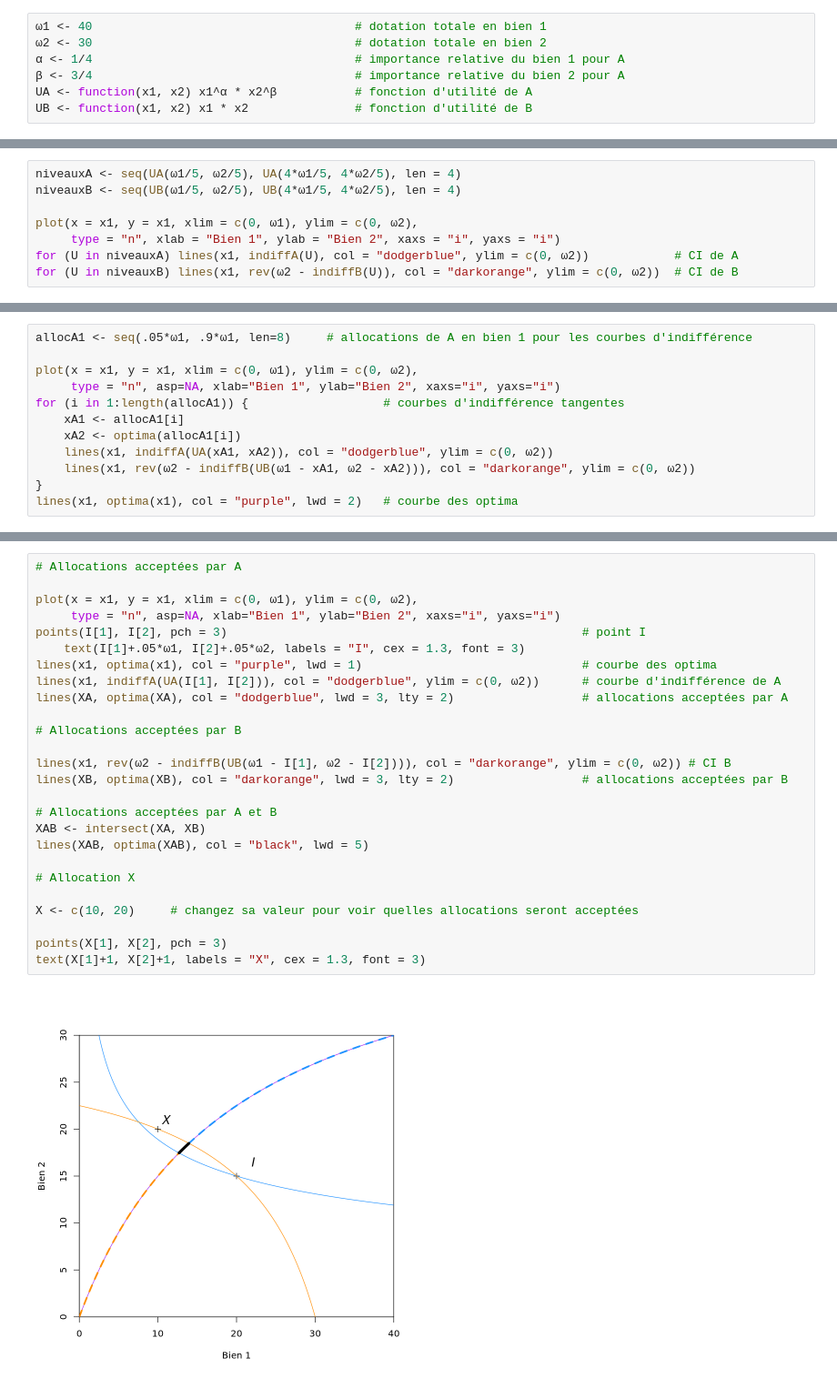
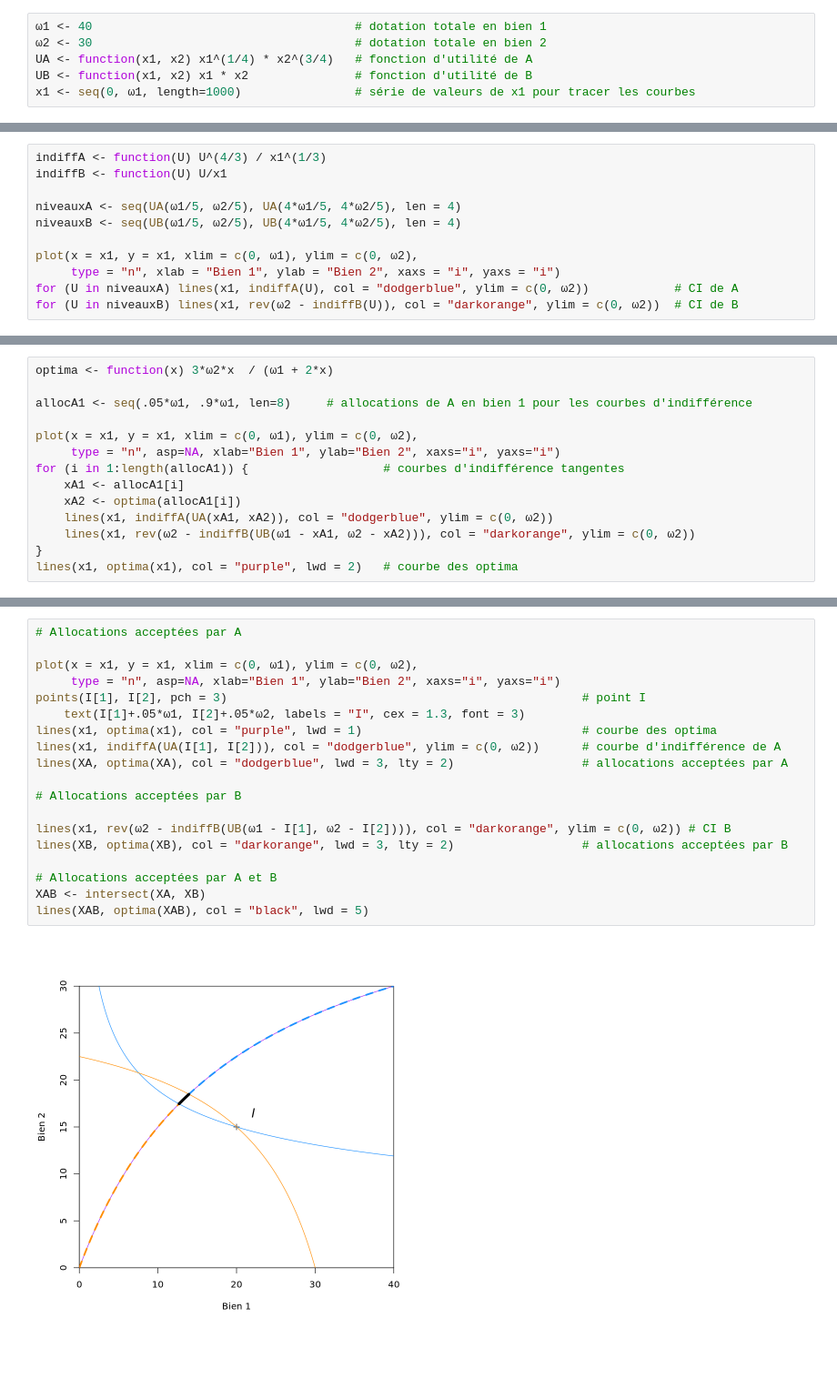
Before and after one commit to antoine-jacquet/TeachingBinder, a Jupyter notebook: Teaching/Microéconomie 5/2021/micro5-TD1-ex1.ipynb, the cells around one changed output, grey strips where cells are left out. Shown at 91% size. Cells and saved outputs as stored; diff of their text form; blank space fills up the shorter version.

```diff
--- a/Teaching/Microéconomie 5/2021/micro5-TD1-ex1.ipynb
+++ b/Teaching/Microéconomie 5/2021/micro5-TD1-ex1.ipynb
@@ -17,7 +15,6 @@ où $\alpha, \beta > 0$ (dans les faits on utilise $\alpha = \frac{1}{4}$ et $\b
 # %%
 ω1 <- 40                                     # dotation totale en bien 1
 ω2 <- 30                                     # dotation totale en bien 2
-α <- 1/4                                     # importance relative du bien 1 pour A
-β <- 3/4                                     # importance relative du bien 2 pour A
-UA <- function(x1, x2) x1^α * x2^β           # fonction d'utilité de A
+UA <- function(x1, x2) x1^(1/4) * x2^(3/4)   # fonction d'utilité de A
 UB <- function(x1, x2) x1 * x2               # fonction d'utilité de B
+x1 <- seq(0, ω1, length=1000)                # série de valeurs de x1 pour tracer les courbes
@@ -40,4 +45,7 @@ Je trace ensuite les courbes d'indifférence pour des niveaux d'utilité bien ch
 # %%
+indiffA <- function(U) U^(4/3) / x1^(1/3)
+indiffB <- function(U) U/x1
+
 niveauxA <- seq(UA(ω1/5, ω2/5), UA(4*ω1/5, 4*ω2/5), len = 4)
 niveauxB <- seq(UB(ω1/5, ω2/5), UB(4*ω1/5, 4*ω2/5), len = 4)
 
@@ -101,4 +135,6 @@ Je trace maintenant la courbe des optima (en violet), ainsi que quelques courbes
 # %%
+optima <- function(x) 3*ω2*x  / (ω1 + 2*x)
+
 allocA1 <- seq(.05*ω1, .9*ω1, len=8)     # allocations de A en bien 1 pour les courbes d'indifférence
 
 plot(x = x1, y = x1, xlim = c(0, ω1), ylim = c(0, ω2),
@@ -162,28 +199,21 @@ Je représente le coeur de l'économie ici en trait noir.
 # %%
 # Allocations acceptées par A
 
 plot(x = x1, y = x1, xlim = c(0, ω1), ylim = c(0, ω2),
      type = "n", asp=NA, xlab="Bien 1", ylab="Bien 2", xaxs="i", yaxs="i")
 points(I[1], I[2], pch = 3)                                                  # point I
     text(I[1]+.05*ω1, I[2]+.05*ω2, labels = "I", cex = 1.3, font = 3)
 lines(x1, optima(x1), col = "purple", lwd = 1)                               # courbe des optima
 lines(x1, indiffA(UA(I[1], I[2])), col = "dodgerblue", ylim = c(0, ω2))      # courbe d'indifférence de A
 lines(XA, optima(XA), col = "dodgerblue", lwd = 3, lty = 2)                  # allocations acceptées par A
 
 # Allocations acceptées par B
 
 lines(x1, rev(ω2 - indiffB(UB(ω1 - I[1], ω2 - I[2]))), col = "darkorange", ylim = c(0, ω2)) # CI B
 lines(XB, optima(XB), col = "darkorange", lwd = 3, lty = 2)                  # allocations acceptées par B
 
 # Allocations acceptées par A et B
 XAB <- intersect(XA, XB)
 lines(XAB, optima(XAB), col = "black", lwd = 5)
-
-# Allocation X
-
-X <- c(10, 20)     # changez sa valeur pour voir quelles allocations seront acceptées
-
-points(X[1], X[2], pch = 3)
-text(X[1]+1, X[2]+1, labels = "X", cex = 1.3, font = 3)
 # %% [output]
-[figure, old version]
+[figure, new version]
```
Also changed, not shown: parts of 22 cells of this notebook.
